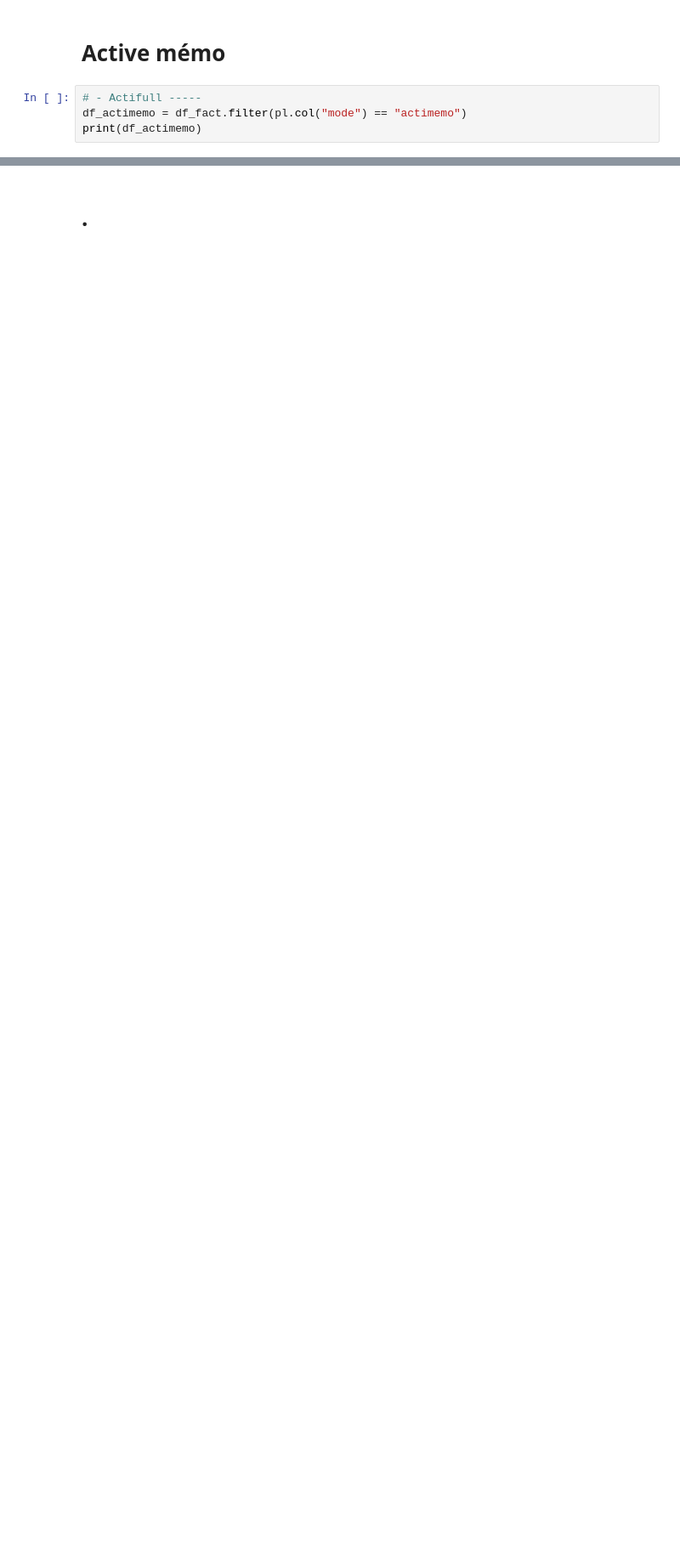
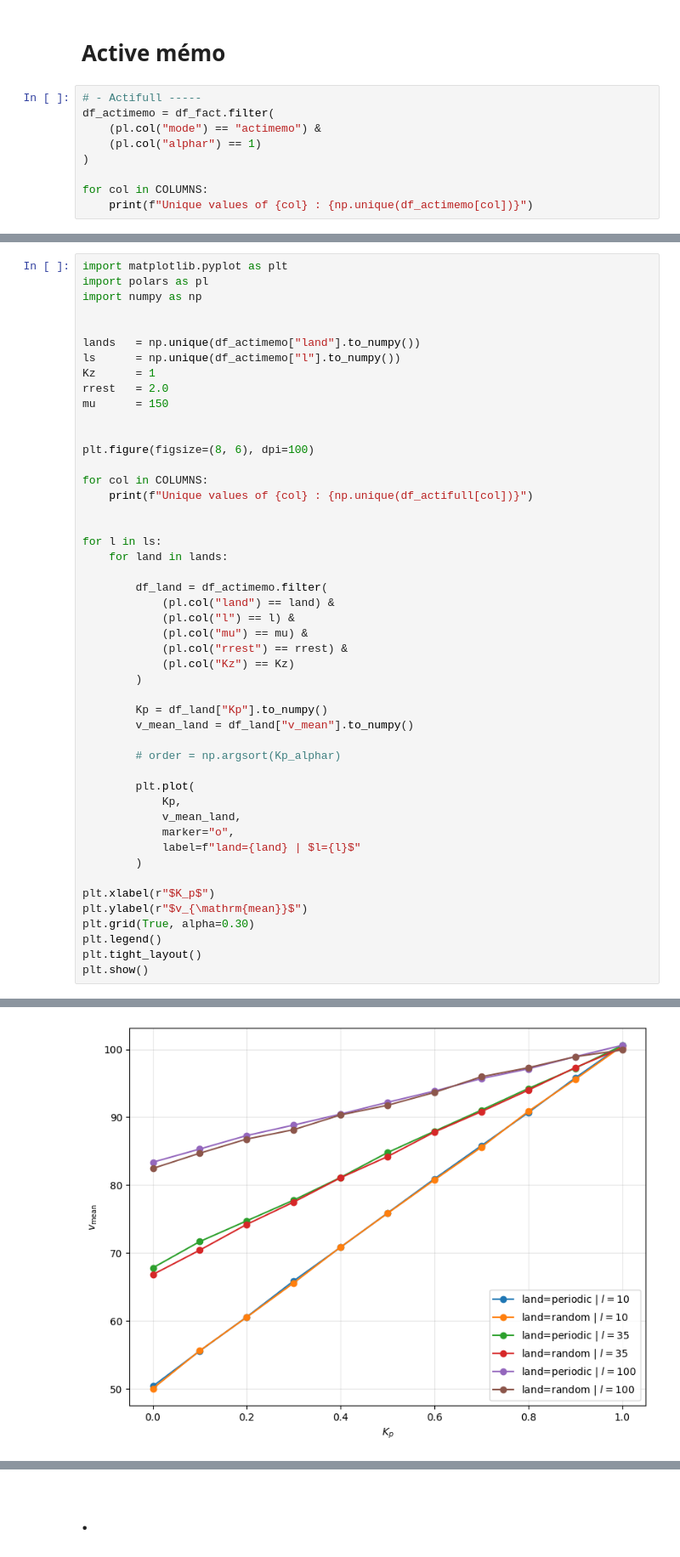
Before and after one commit to npelletbossot/nucleo, a Jupyter notebook: notebooks/work/fact_bis.ipynb, the cells around one changed output, grey strips where cells are left out. Shown at 85% size. Saved outputs shown, nothing was run; the diff lists cells and outputs as text; blank space fills up the shorter version.

```diff
--- a/notebooks/work/fact_bis.ipynb
+++ b/notebooks/work/fact_bis.ipynb
@@ -675,6 +675,11 @@ Unique values of Kz : [0.  0.5 1. ]
 # Active mémo
 # %%
 # - Actifull -----
-df_actimemo = df_fact.filter(pl.col("mode") == "actimemo")
-print(df_actimemo)
+df_actimemo = df_fact.filter(
+    (pl.col("mode") == "actimemo") &
+    (pl.col("alphar") == 1)
+)
+
+for col in COLUMNS:
+    print(f"Unique values of {col} : {np.unique(df_actimemo[col])}")
 # %% [output]
@@ -698,0 +703,49 @@ shape: (1_782, 61)
+# %%
+import matplotlib.pyplot as plt
+import polars as pl
+import numpy as np
+
+
+lands   = np.unique(df_actimemo["land"].to_numpy())
+ls      = np.unique(df_actimemo["l"].to_numpy())
+Kz      = 1
+rrest   = 2.0
+mu      = 150
+
+
+plt.figure(figsize=(8, 6), dpi=100)
+
+for col in COLUMNS:
+    print(f"Unique values of {col} : {np.unique(df_actifull[col])}")
+
+
+for l in ls:
+    for land in lands:
+
+        df_land = df_actimemo.filter(
+            (pl.col("land") == land) &
+            (pl.col("l") == l) &
+            (pl.col("mu") == mu) &
+            (pl.col("rrest") == rrest) &
+            (pl.col("Kz") == Kz)
+        )
+
+        Kp = df_land["Kp"].to_numpy()
+        v_mean_land = df_land["v_mean"].to_numpy()
+
+        # order = np.argsort(Kp_alphar)
+
+        plt.plot(
+            Kp,
+            v_mean_land,
+            marker="o",
+            label=f"land={land} | $l={l}$"
+        )
+
+plt.xlabel(r"$K_p$")
+plt.ylabel(r"$v_{\mathrm{mean}}$")
+plt.grid(True, alpha=0.30)
+plt.legend()
+plt.tight_layout()
+plt.show()
+# %% [output]
@@ -698,0 +769 @@ shape: (1_782, 61)
+[figure, added]
```
Also changed, not shown: parts of 12 cells of this notebook, 6 other files.
